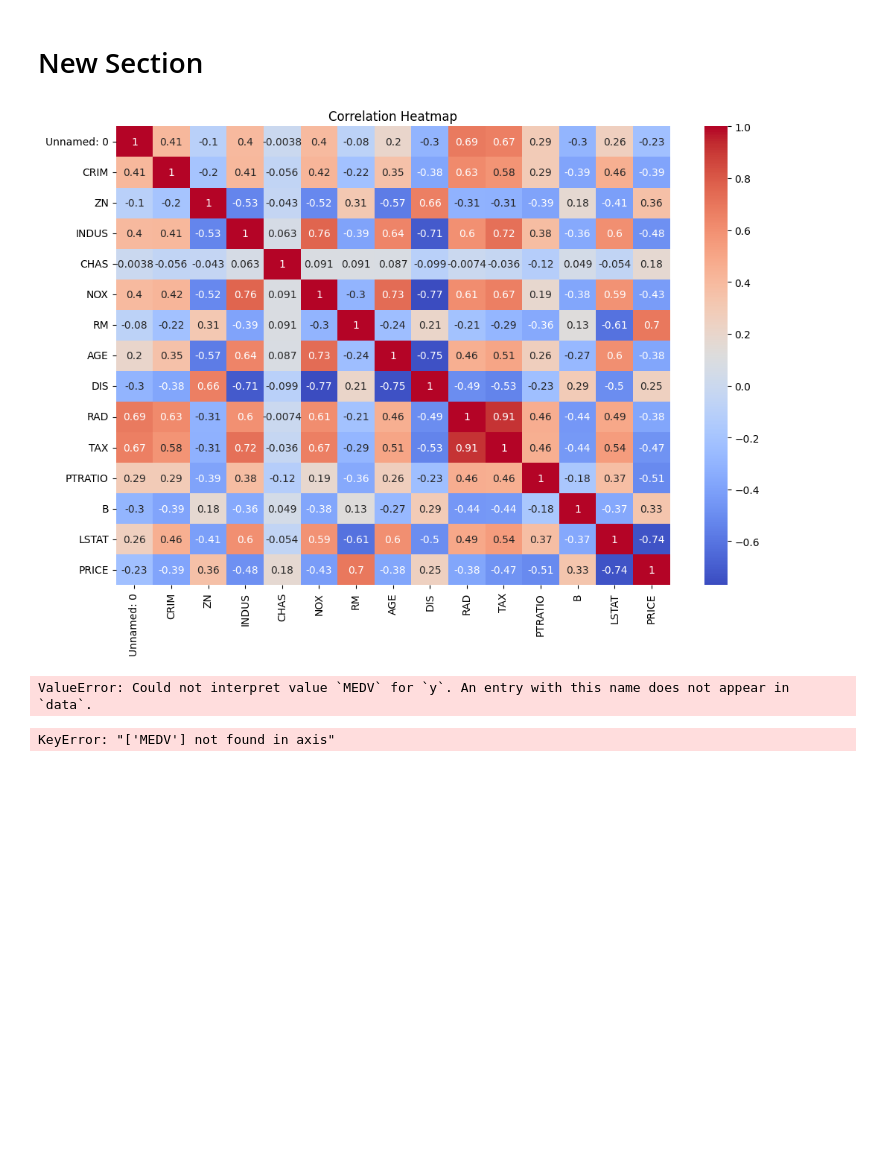
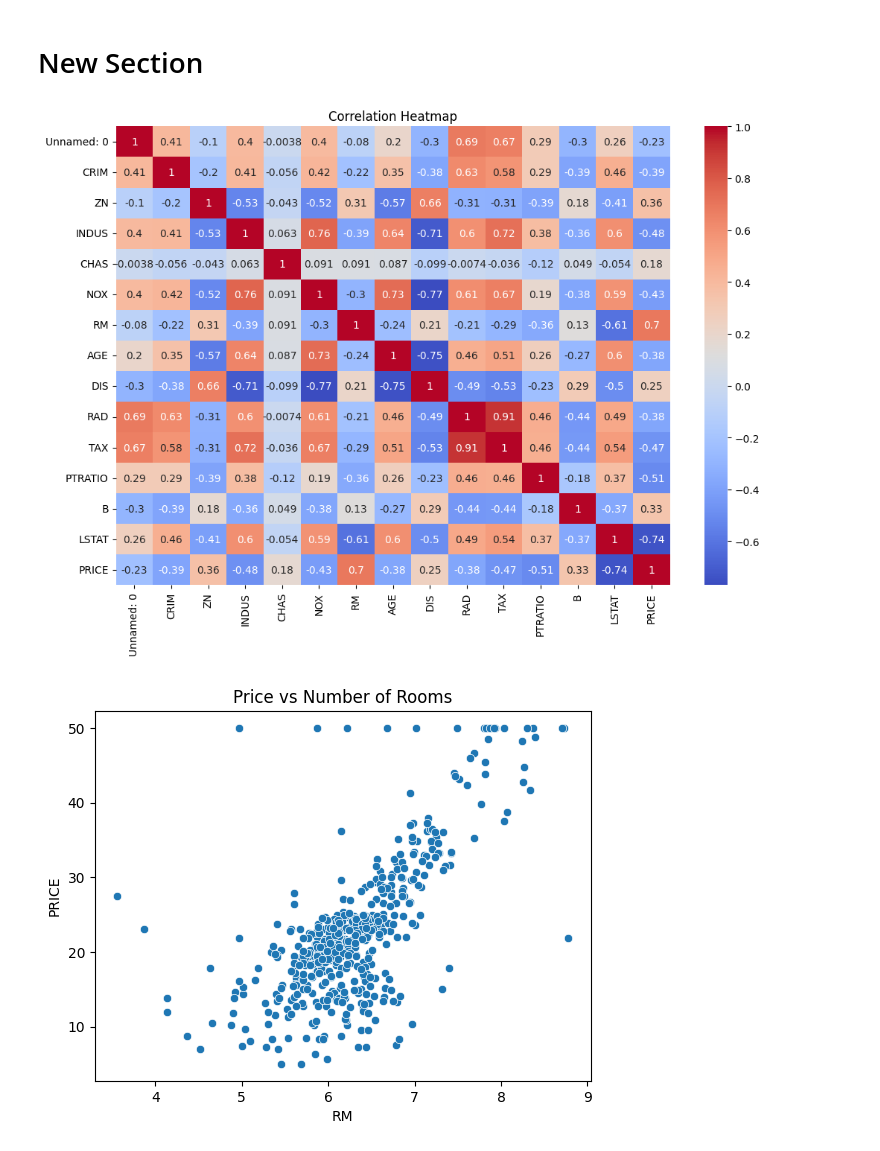
Before and after one commit to AshakUmesh/Learn-Python, a Jupyter notebook: Capstone_Project_RealEstate/Real_Estate.ipynb, the cells around one changed output. Drawn from its saved outputs; the diff is of its cells as text; code cells hidden in the pictures; blank space fills up the shorter version.

```diff
--- a/Capstone_Project_RealEstate/Real_Estate.ipynb
+++ b/Capstone_Project_RealEstate/Real_Estate.ipynb
@@ -91,32 +91,26 @@ Descriptive stats:
 # %%
 import seaborn as sns
 import matplotlib.pyplot as plt
 
-# Correlation heatmap
+
 plt.figure(figsize=(12, 8))
 sns.heatmap(df.corr(), annot=True, cmap='coolwarm')
 plt.title('Correlation Heatmap')
 plt.show()
 
-# Pairplot (optional, heavy)
-# sns.pairplot(df)
 
-# Price vs individual features
-sns.scatterplot(x='RM', y='MEDV', data=df)
+sns.scatterplot(x='RM', y='PRICE', data=df)
 plt.title('Price vs Number of Rooms')
 plt.show()
 # %% [output]
 [figure]
-ValueError: Could not interpret value `MEDV` for `y`. An entry with this name does not appear in `data`.
+[figure, added]
 # %%
 from sklearn.model_selection import train_test_split
 
-X = df.drop('MEDV', axis=1)  # Features
-y = df['MEDV']               # Target
-
+X = df.drop('PRICE', axis=1)
+y = df['PRICE']
 X_train, X_test, y_train, y_test = train_test_split(X, y, test_size=0.2, random_state=42)
-# %% [output]
-KeyError: "['MEDV'] not found in axis"
 # %%
 from sklearn.linear_model import LinearRegression
 from sklearn.metrics import mean_squared_error, r2_score
```
Also changed, not shown: parts of 5 cells of this notebook.
